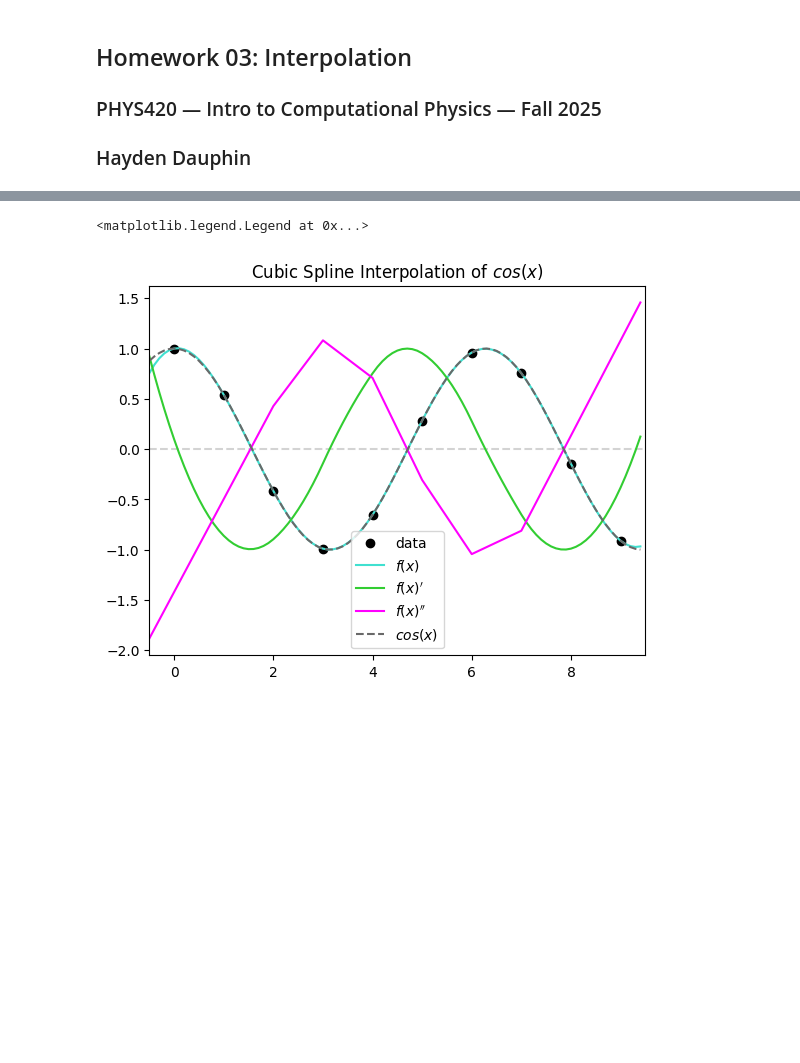
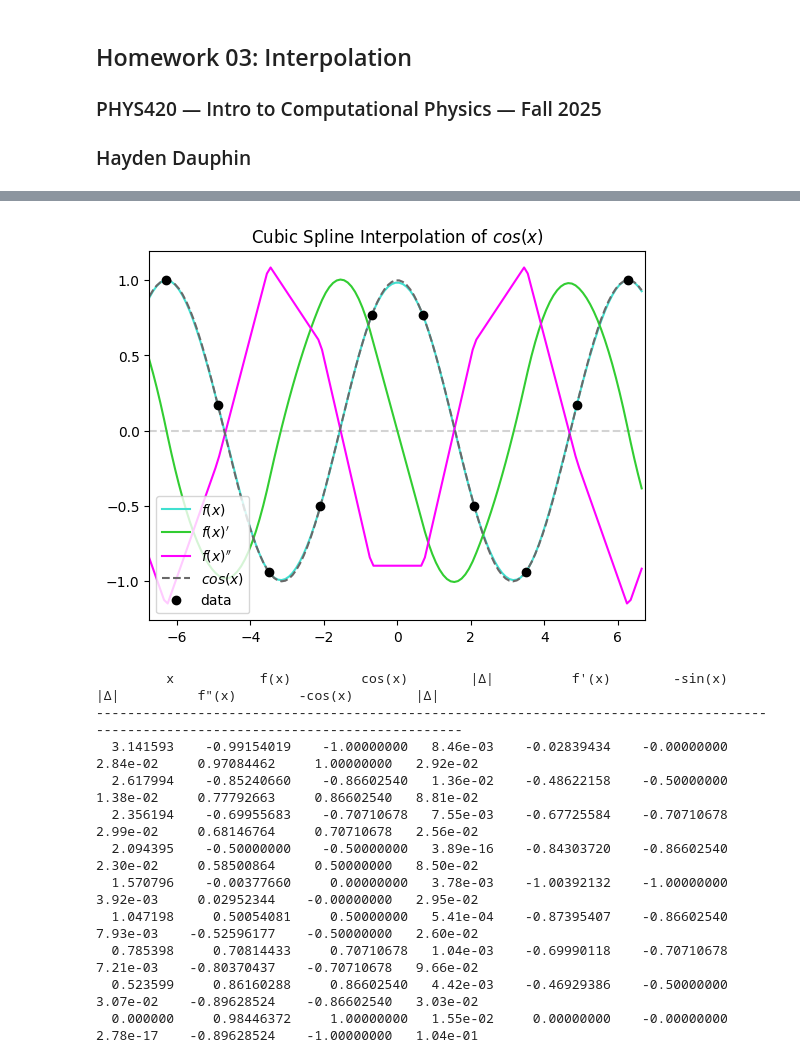
Before and after one commit to hdauphin/PHYS420Fall25, a Jupyter notebook: HW03.ipynb, the cells around one changed output, grey strips where cells are left out. Cells and saved outputs as stored; diff of their text form; code cells hidden in the pictures; blank space fills up the shorter version.

Commit message:
added comparisons between splice and analytical values

```diff
--- a/HW03.ipynb
+++ b/HW03.ipynb
@@ -52,22 +54,67 @@ plt.show()
 # %%
 # 2. f(x) = cos(x) on [-2pi, 2pi]
 
-x2 = np.arange(10)
+x2 = np.linspace(-2*np.pi, 2*np.pi, 10)
 y2 = np.cos(x2)
 
-cubic2 = ip.CubicSpline(x2, y2)
-xvals2 = np.arange(-0.5, 9.5, 0.1)
+cubic2 = ip.CubicSpline(x2, y2, bc_type='periodic')
+xvals2 = np.arange(-6.75, 6.75, 0.1)
+
+cs0 = cubic2(xvals)
+cs1 = cubic2(xvals2, 1)
+cs2 = cubic2(xvals2, 2)
 
 fig, ax = plt.subplots()
 ax.set_title(r"Cubic Spline Interpolation of $cos(x)$")
+ax.set_xlim(-6.75, 6.75)
+
 ax.axhline(y=0, linestyle='--', color='lightgrey')
+
+ax.plot(xvals2, cubic2(xvals2), label=r'$f(x)$', color="turquoise")
+ax.plot(xvals2, cs1, label=r"$f(x)'$", color='limegreen')
+ax.plot(xvals2, cs2, label=r"$f(x)''$", color='magenta')
+
+ax.plot(xvals2, np.cos(xvals2), linestyle='--', label=r'$cos(x)$', color='dimgrey')
 ax.plot(x2, y2, 'o', label='data', color='black')
-ax.plot(xvals2, cubic2(xvals2), label=r'$f(x)$', color="turquoise")
-ax.plot(xvals2, cubic2(xvals2, 1), label=r"$f(x)'$", color='limegreen')
-ax.plot(xvals2, cubic2(xvals2, 2), label=r"$f(x)''$", color='magenta')
-ax.plot(xvals2, np.cos(xvals2), linestyle='--', label=r'$cos(x)$', color='dimgrey')
-ax.set_xlim(-0.5, 9.5)
-ax.legend()
+
+ax.legend(loc='lower left')
+plt.show()
+
+
+# Numerical/Analytical Comparison
+checkpoints = np.array([np.pi, 5*np.pi/6, 3*np.pi/4, 2*np.pi/3, np.pi/2, np.pi/3, np.pi/4, np.pi/6, 0. ])
+
+check0 = cubic2(checkpoints)
+check1 = cubic2(checkpoints, 1)
+check2 = cubic2(checkpoints, 2)
+
+actual0 = np.cos(checkpoints)
+actual1 = -np.sin(checkpoints)
+actual2 = -np.cos(checkpoints)
+
+
+# print values in columns and rows
+header = f"{'x':>10} {'f(x)':>14} {'cos(x)':>14} {'|Δ|':>10} {'f\'(x)':>14} {'-sin(x)':>14} {'|Δ|':>10} {'f\"(x)':>14} {'-cos(x)':>14} {'|Δ|':>10}"
+print(header)
+print("-"*len(header))
+# xi = base;
+# sv = spline value 0;      av = actual value 0;
+# sd1 = spline deriv 1;     ad1 = acutal deriv 1;
+# sd2 = spline deriv 2;     ad2 = actual deriv 2
+for xi, sv, av, sd1, ad1, sd2, ad2 in zip(checkpoints, check0, actual0, check1, actual1, check2, actual2):
+    print(f"{xi:10.6f} {sv:14.8f} {av:14.8f} {abs(sv-av):10.2e} "
+          f"{sd1:14.8f} {ad1:14.8f} {abs(sd1-ad1):10.2e} "
+          f"{sd2:14.8f} {ad2:14.8f} {abs(sd2-ad2):10.2e}")
 # %% [output]
+[figure, new version]
-<matplotlib.legend.Legend at 0x...>
+         x           f(x)         cos(x)        |Δ|          f'(x)        -sin(x)        |Δ|          f"(x)        -cos(x)        |Δ|
+-------------------------------------------------------------------------------------------------------------------------------------
+  3.141593    -0.99154019    -1.00000000   8.46e-03    -0.02839434    -0.00000000   2.84e-02     0.97084462     1.00000000   2.92e-02
+  2.617994    -0.85240660    -0.86602540   1.36e-02    -0.48622158    -0.50000000   1.38e-02     0.77792663     0.86602540   8.81e-02
+  2.356194    -0.69955683    -0.70710678   7.55e-03    -0.67725584    -0.70710678   2.99e-02     0.68146764     0.70710678   2.56e-02
+  2.094395    -0.50000000    -0.50000000   3.89e-16    -0.84303720    -0.86602540   2.30e-02     0.58500864     0.50000000   8.50e-02
+  1.570796    -0.00377660     0.00000000   3.78e-03    -1.00392132    -1.00000000   3.92e-03     0.02952344    -0.00000000   2.95e-02
+  1.047198     0.50054081     0.50000000   5.41e-04    -0.87395407    -0.86602540   7.93e-03    -0.52596177    -0.50000000   2.60e-02
+  0.785398     0.70814433     0.70710678   1.04e-03    -0.69990118    -0.70710678   7.21e-03    -0.80370437    -0.70710678   9.66e-02
+  0.523599     0.86160288     0.86602540   4.42e-03    -0.46929386    -0.50000000   3.07e-02    -0.89628524    -0.86602540   3.03e-02
+  0.000000     0.98446372     1.00000000   1.55e-02     0.00000000    -0.00000000   2.78e-17    -0.89628524    -1.00000000   1.04e-01
-[figure, old version]
```
Also changed, not shown: parts of 1 cell of this notebook.
